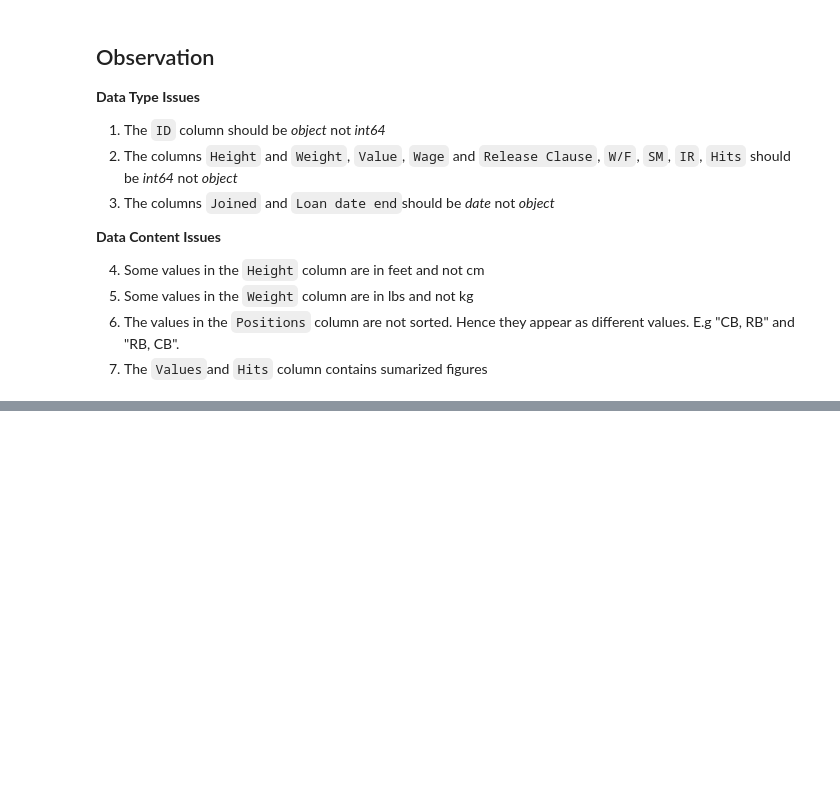
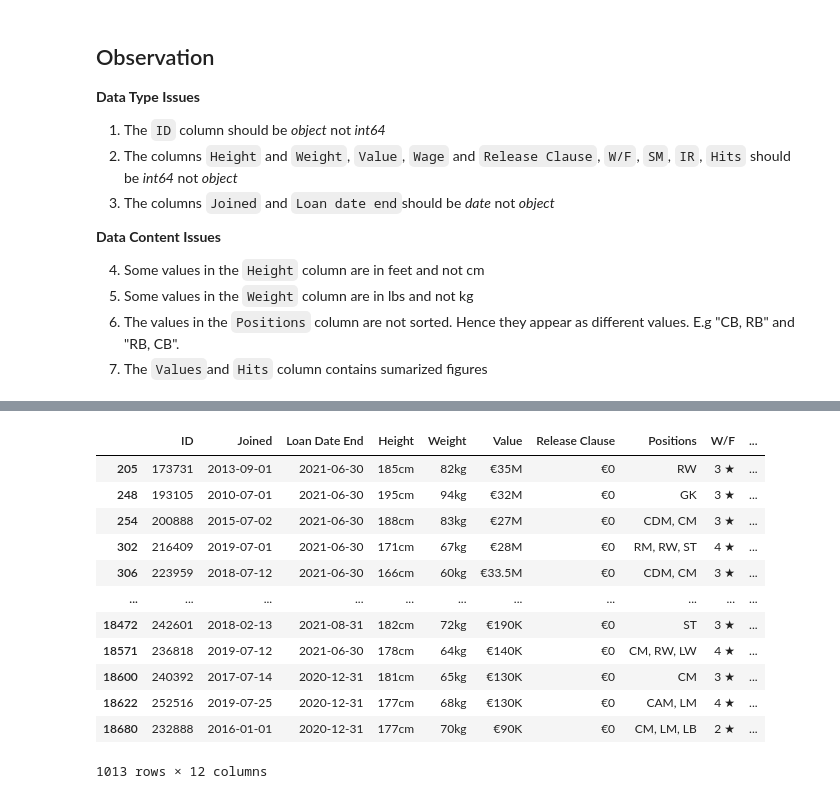
Before and after one commit to AkintolaOlasubomi/-Datacleaningchallenge, a Jupyter notebook: Datacleaningchallenge.ipynb, the cells around one changed output, grey strips where cells are left out. Saved outputs shown, nothing was run; the diff lists cells and outputs as text; code cells hidden in the pictures; blank space fills up the shorter version.

```diff
--- a/Datacleaningchallenge.ipynb
+++ b/Datacleaningchallenge.ipynb
@@ -246,0 +364,16 @@ print(fifa_df[~fifa_df['Release Clause'].str.contains('€')].shape[0])
+# %%
+fifa_dirty[~fifa_dirty['Loan Date End'].isna()]
+# %% [output]
+|  | ID | Joined | Loan Date End | Height | Weight | Value | Release Clause | Positions | W/F | ... |
+| 205 | 173731 | 2013-09-01 | 2021-06-30 | 185cm | 82kg | €35M | €0 | RW | 3 ★ | ... |
+| 248 | 193105 | 2010-07-01 | 2021-06-30 | 195cm | 94kg | €32M | €0 | GK | 3 ★ | ... |
+| 254 | 200888 | 2015-07-02 | 2021-06-30 | 188cm | 83kg | €27M | €0 | CDM, CM | 3 ★ | ... |
+| 302 | 216409 | 2019-07-01 | 2021-06-30 | 171cm | 67kg | €28M | €0 | RM, RW, ST | 4 ★ | ... |
+| 306 | 223959 | 2018-07-12 | 2021-06-30 | 166cm | 60kg | €33.5M | €0 | CDM, CM | 3 ★ | ... |
+| ... | ... | ... | ... | ... | ... | ... | ... | ... | ... | ... |
+| 18472 | 242601 | 2018-02-13 | 2021-08-31 | 182cm | 72kg | €190K | €0 | ST | 3 ★ | ... |
+| 18571 | 236818 | 2019-07-12 | 2021-06-30 | 178cm | 64kg | €140K | €0 | CM, RW, LW | 4 ★ | ... |
+| 18600 | 240392 | 2017-07-14 | 2020-12-31 | 181cm | 65kg | €130K | €0 | CM | 3 ★ | ... |
+| 18622 | 252516 | 2019-07-25 | 2020-12-31 | 177cm | 68kg | €130K | €0 | CAM, LM | 4 ★ | ... |
+| 18680 | 232888 | 2016-01-01 | 2020-12-31 | 177cm | 70kg | €90K | €0 | CM, LM, LB | 2 ★ | ... |
+1013 rows × 12 columns
```
Also changed, not shown: parts of 32 cells of this notebook.
